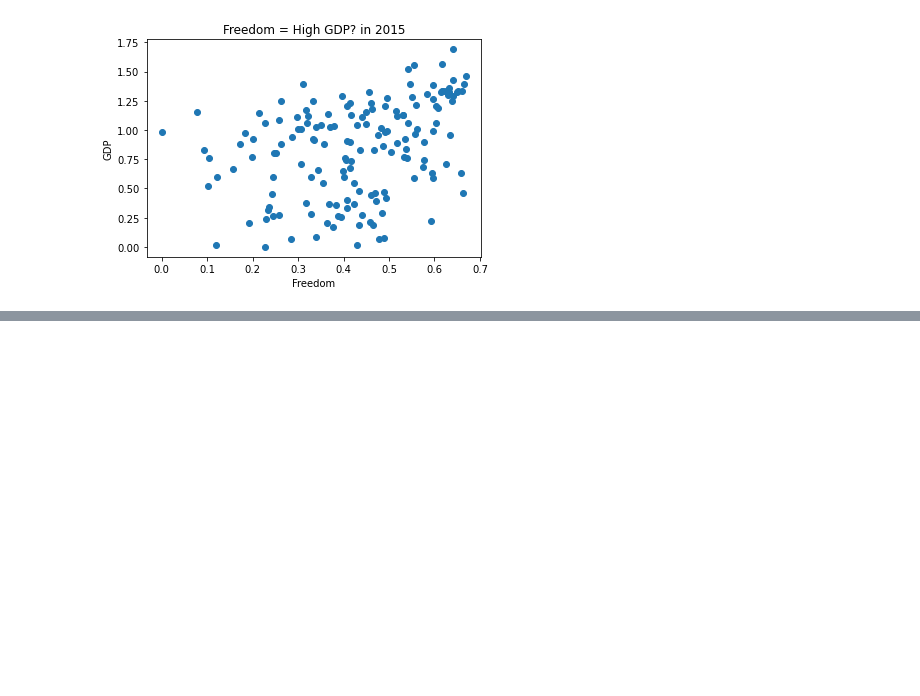
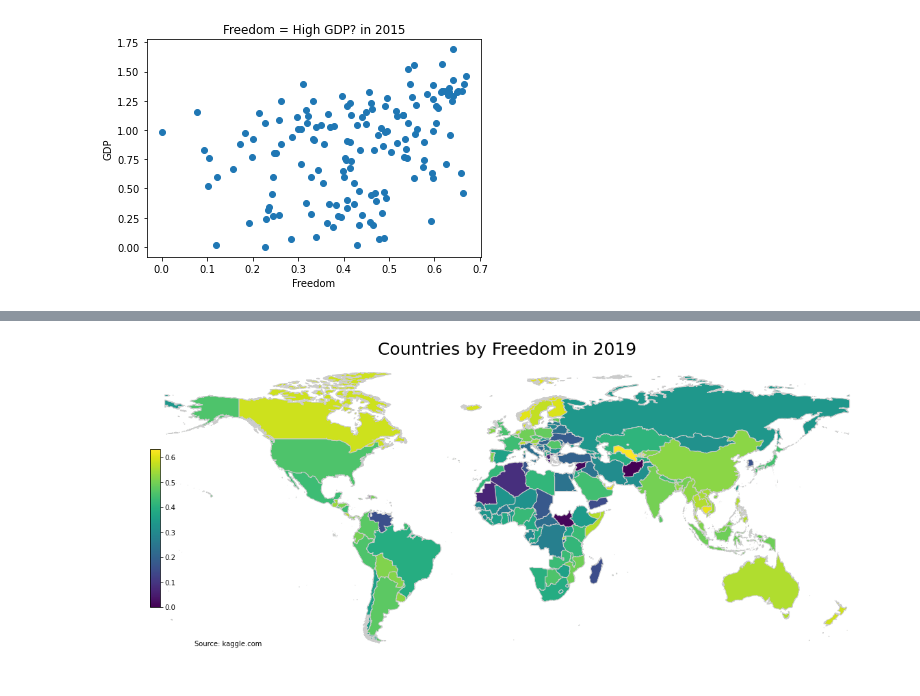
Before and after one commit to rojsiroj/corelation-of-freedom-trust-and-happiness, a Jupyter notebook: cleansing_data.ipynb, the cells around one changed output, grey strips where cells are left out. Drawn from its saved outputs; the diff is of its cells as text; code cells hidden in the pictures; blank space fills up the shorter version.

```diff
--- a/cleansing_data.ipynb
+++ b/cleansing_data.ipynb
@@ -345,0 +397,6 @@ plt.show()
+# %%
+# Next, we need to ensure that our data matches with the country codes.
+iso3_codes = df2019['country'].to_list()
+iso2_codes_list = coco.convert(names=iso3_codes, to='ISO2', not_found='NULL')
+df2019['iso2_code'] = iso2_codes_list
+df2019
@@ -345,0 +417,3 @@ plt.show()
+# %%
+merged_df = pd.merge(left=geo_df, right=df2019, how='left', left_on='iso2_code', right_on='iso2_code')
+merged_df
@@ -345,0 +434,40 @@ plt.show()
+# %%
+# Print the map
+# Set the range for the choropleth
+title = 'Countries by Freedom in 2019'
+col = 'freedom'
+source = 'Source: kaggle.com'
+vmin = merged_df[col].min()
+vmax = merged_df[col].max()
+cmap = 'viridis'
+
+
+# Create figure and axes for Matplotlib
+fig, ax = plt.subplots(1, figsize=(20, 8))
+
+
+# Remove the axis
+ax.axis('off')
+merged_df.plot(column=col, ax=ax, edgecolor='0.8', linewidth=1, cmap=cmap)
+
+# Add a title
+ax.set_title(title, fontdict={'fontsize': '25', 'fontweight': '3'})
+
+# Create an annotation for the data source
+ax.annotate(source, xy=(0.1, .08), xycoords='figure fraction', horizontalalignment='left',
+            verticalalignment='bottom', fontsize=10)
+
+
+
+# Create colorbar as a legend
+sm = plt.cm.ScalarMappable(norm=plt.Normalize(vmin=vmin, vmax=vmax), cmap=cmap)
+
+# Empty array for the data range
+sm._A = []
+
+# Add the colorbar to the figure
+cbaxes = fig.add_axes([0.15, 0.25, 0.01, 0.4])
+cbar = fig.colorbar(sm, cax=cbaxes)
+plt.savefig('images/freedom.png')
+# %% [output]
+[figure, added]
```
Also changed, not shown: parts of 5 cells of this notebook, 13 other files.
